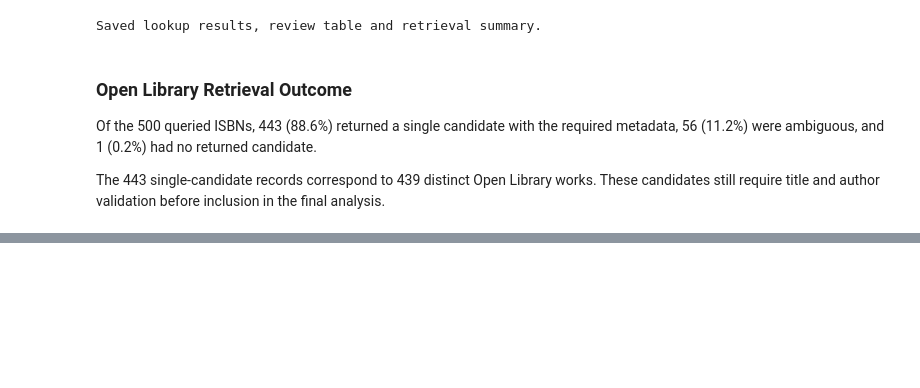
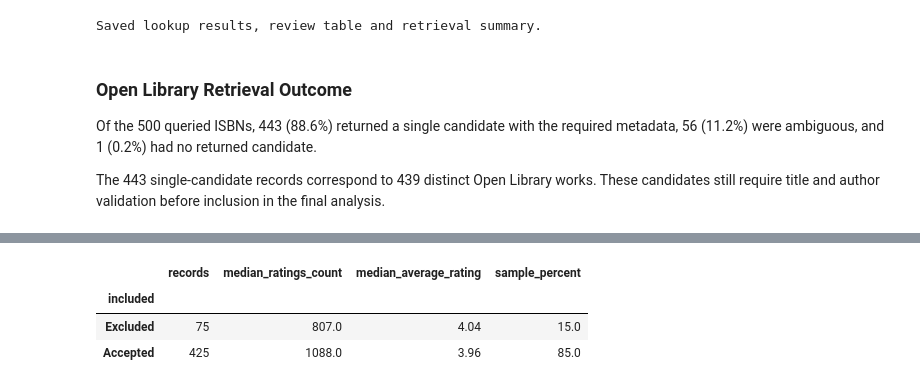
Before and after one commit to radostina-elinchova/books-ds, a Jupyter notebook: books_project.ipynb, the cells around one changed output, grey strips where cells are left out. Drawn from its saved outputs; the diff is of its cells as text; code cells hidden in the pictures; blank space fills up the shorter version.

```diff
--- a/books_project.ipynb
+++ b/books_project.ipynb
@@ -1447,0 +1893,36 @@ author validation before inclusion in the final analysis.
+# %%
+coverage_summary = (
+    matching_log.groupby("included")
+    .agg(
+        records=("isbn13", "size"),
+        median_ratings_count=(
+            "ratings_count",
+            "median",
+        ),
+        median_average_rating=(
+            "average_rating",
+            "median",
+        ),
+    )
+    .rename(
+        index={
+            False: "Excluded",
+            True: "Accepted",
+        }
+    )
+)
+
+coverage_summary["sample_percent"] = (
+    coverage_summary["records"]
+    / len(matching_log)
+    * 100
+).round(1)
+
+assert coverage_summary["records"].sum() == 500
+
+coverage_summary
+# %% [output]
+|  | records | median_ratings_count | median_average_rating | sample_percent |
+| included |  |  |  |  |
+| Excluded | 75 | 807.0 | 4.04 | 15.0 |
+| Accepted | 425 | 1088.0 | 3.96 | 85.0 |
```
Also changed, not shown: parts of 11 cells of this notebook, 5 other files.
